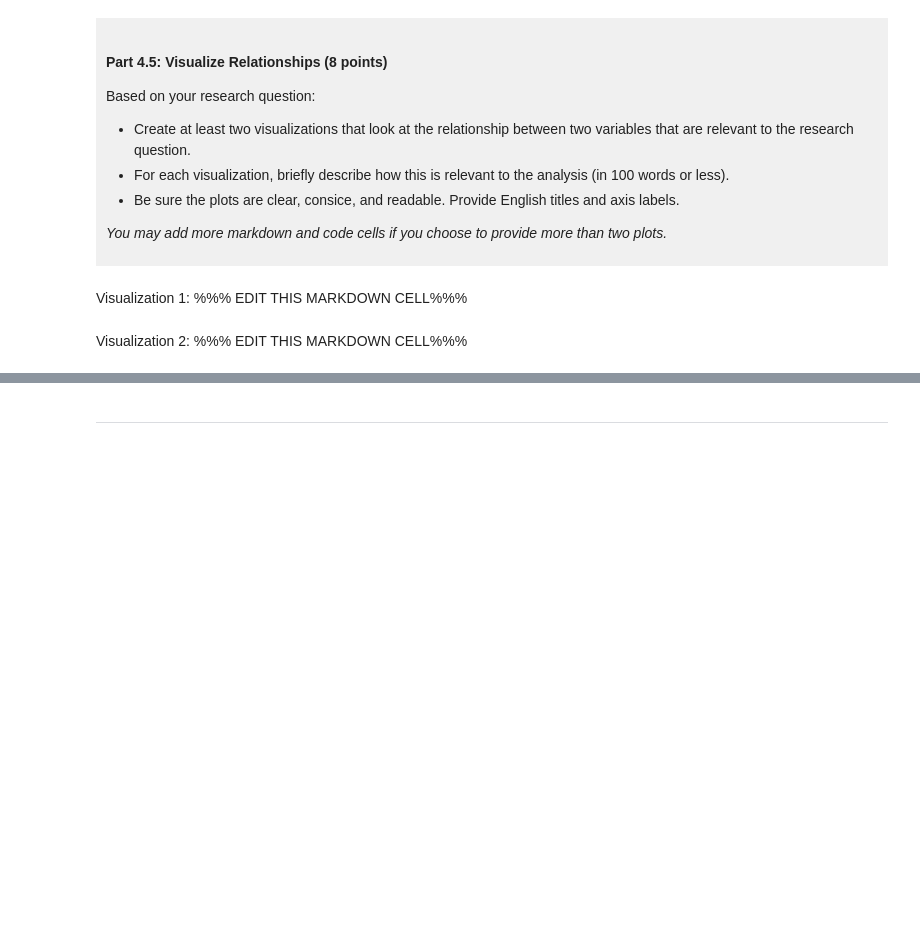
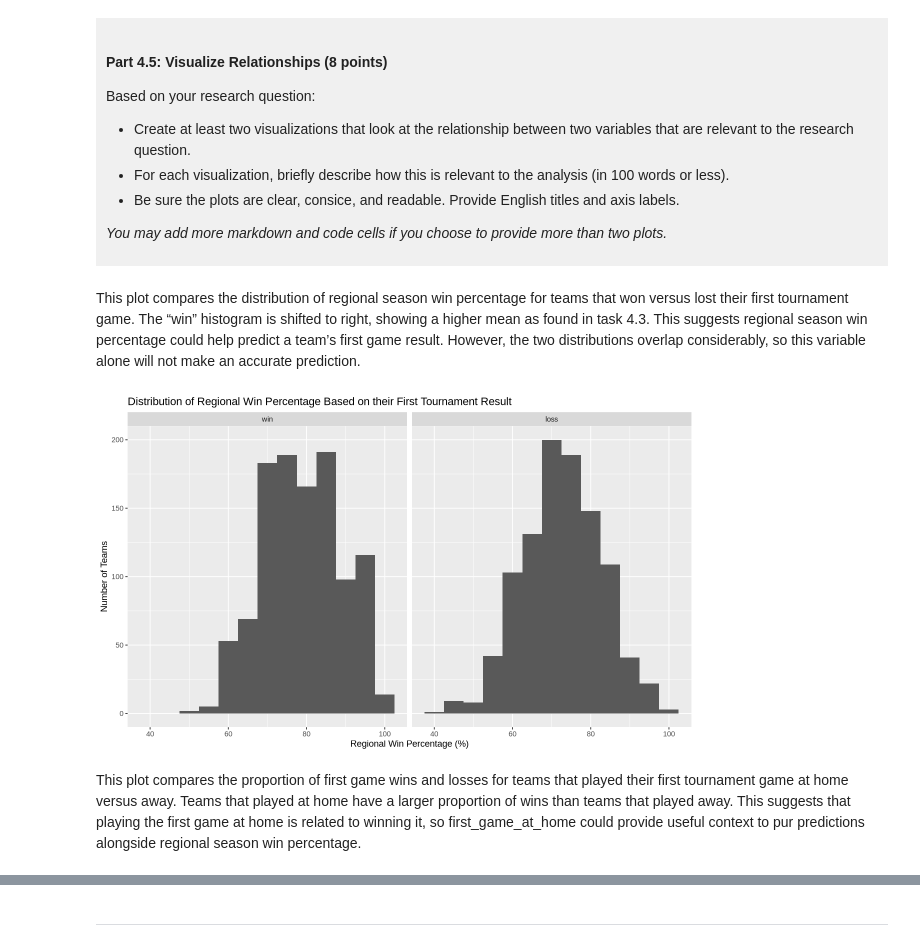
Before and after one commit to Avin-mo/dsci-100-project-avin-motie, a Jupyter notebook: dsci-100-project-notebook.ipynb, the cells around one changed output, grey strips where cells are left out. Drawn from its saved outputs; the diff is of its cells as text; code cells hidden in the pictures; blank space fills up the shorter version.

Commit message:
Task 4.5 & 5.1: created relative visualization to show relationship between the variables and planned out the analysis part

```diff
--- a/dsci-100-project-notebook.ipynb
+++ b/dsci-100-project-notebook.ipynb
@@ -364,10 +364,18 @@ Based on your research question:
 *You may add more markdown and code cells if you choose to provide more than two plots.*
 </div>
 # %% [markdown]
-Visualization 1: %%% EDIT THIS MARKDOWN CELL%%%
+This plot compares the distribution of regional season win percentage for teams that won versus lost their first tournament game. The “win” histogram is shifted to right, showing a higher mean as found in task 4.3. This suggests regional season win percentage could help predict a team’s first game result. However, the two distributions overlap considerably, so this variable alone will not make an accurate prediction.
 # %%
 ### EDIT THIS CODE CELL FOR VISUALIZATION 1###
+options(repr.plot.width = 10, repr.plot.height = 6)
+reg_wins_pct_plot2 <- ggplot(clean_full_data, aes(x = reg_wins_pct)) +
+                    geom_histogram(binwidth = 5) +
+                    facet_grid(cols = vars(first_game)) +
+                    labs(x = "Regional Win Percentage (%)", y = "Number of Teams", title = "Distribution of Regional Win Percentage Based on their First Tournament Result")
+reg_wins_pct_plot2
+# %% [output]
+[figure, added]
 # %% [markdown]
-Visualization 2: %%% EDIT THIS MARKDOWN CELL%%%
+This plot compares the proportion of first game wins and losses for teams that played their first tournament game at home versus away. Teams that played at home have a larger proportion of wins than teams that played away. This suggests that playing the first game at home is related to winning it, so first_game_at_home could provide useful context to pur predictions alongside regional season win percentage.
 # %%
 ### EDIT THIS CODE CELL FOR VISUALIZATION 2###
```
Also changed, not shown: parts of 3 cells of this notebook.
